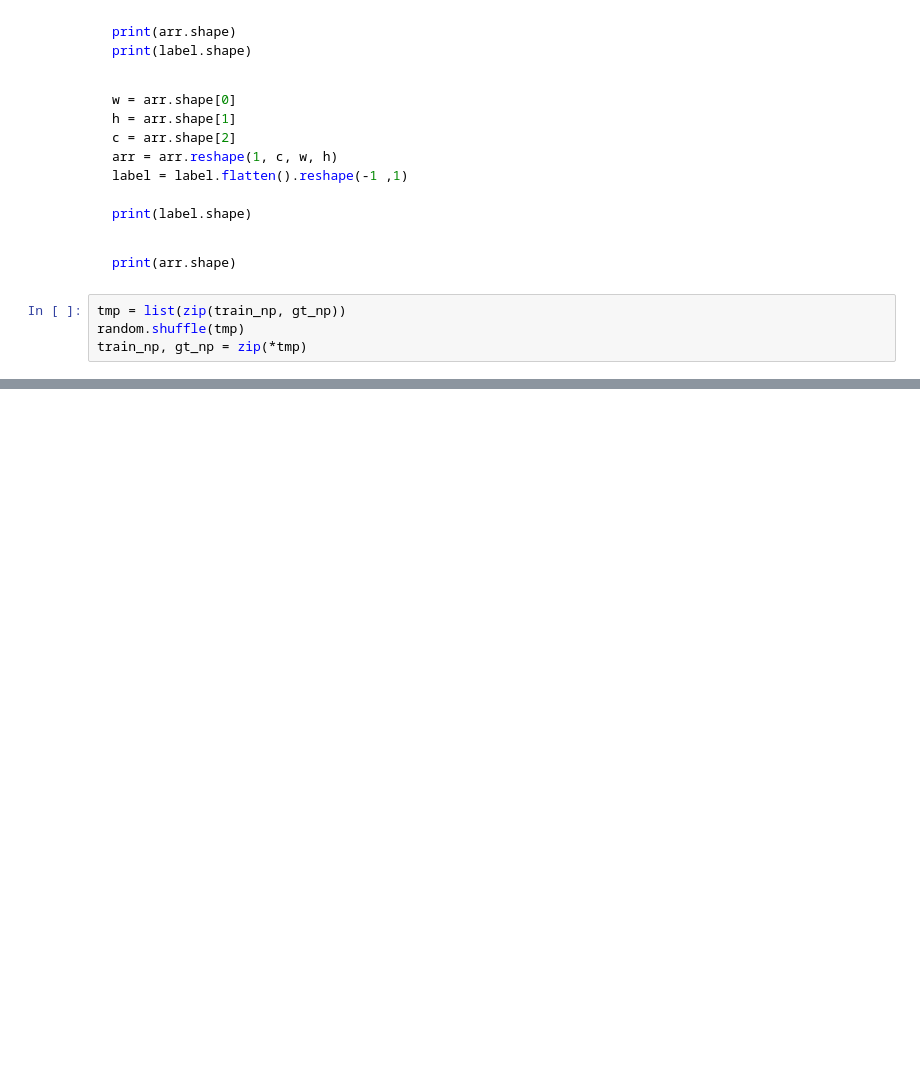
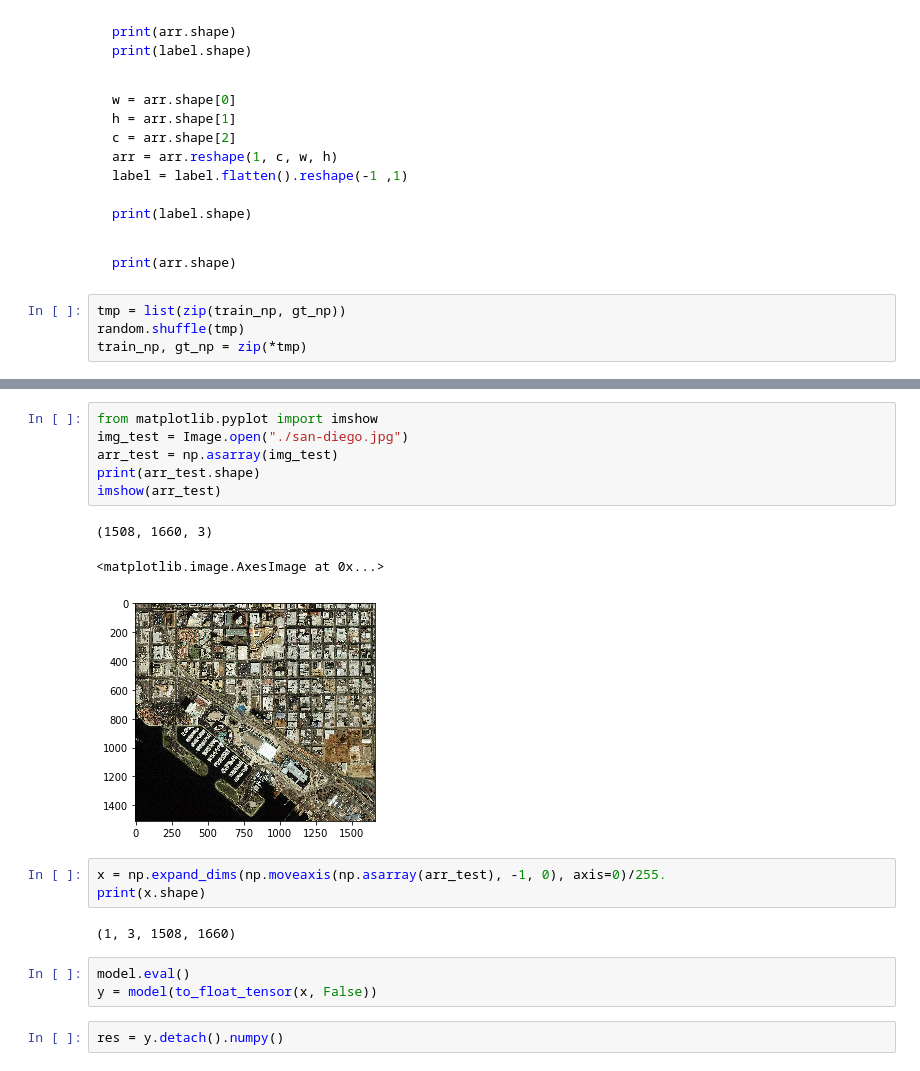
Before and after one commit to ArealTeamM2AIC/Areal_project, a Jupyter notebook: essai_pytorch.ipynb, the cells around one changed output, grey strips where cells are left out. Drawn from its saved outputs; the diff is of its cells as text; blank space fills up the shorter version.

Commit message:
fix permute axis + test image

```diff
--- a/essai_pytorch.ipynb
+++ b/essai_pytorch.ipynb
@@ -202,0 +224,20 @@ KeyboardInterrupt:
+# %%
+from matplotlib.pyplot import imshow
+img_test = Image.open("./san-diego.jpg")
+arr_test = np.asarray(img_test)
+print(arr_test.shape)
+imshow(arr_test)
+# %% [output]
+(1508, 1660, 3)
+<matplotlib.image.AxesImage at 0x...>
+[figure, added]
+# %%
+x = np.expand_dims(np.moveaxis(np.asarray(arr_test), -1, 0), axis=0)/255.
+print(x.shape)
+# %% [output]
+(1, 3, 1508, 1660)
+# %%
+model.eval()
+y = model(to_float_tensor(x, False))
+# %%
+res = y.detach().numpy()
```
Also changed, not shown: parts of 8 cells of this notebook.
